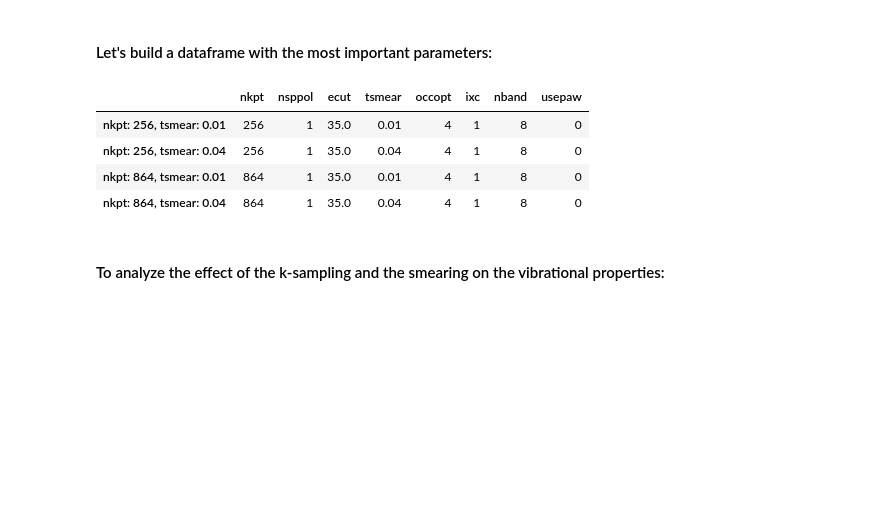
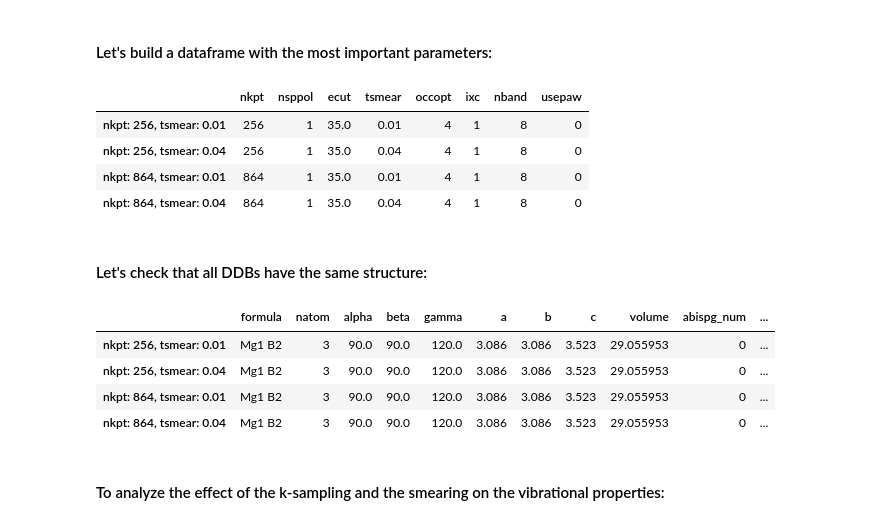
Before and after one commit to gmatteo/abipy_slides_aps_boston_2019, a Jupyter notebook: index.ipynb, the cells around one changed output. Drawn from its saved outputs; the diff is of its cells as text; code cells hidden in the pictures; blank space fills up the shorter version.

```diff
--- a/index.ipynb
+++ b/index.ipynb
@@ -705,42 +742,3 @@ phbands.plot_with_phdos(phdos, units="meV");
 # %% [output]
 [interactive output not drawn]
 [interactive output not drawn]
-# %%
-# List of mp ids for Si, Diamond
-mpids = ["mp-149", "mp-66"]
-
-# Get list of AbiPy ebands from mpids
-ebands_list = [abilab.ElectronBands.from_mpid(mpid) for mpid in mpids]
-
-# Get list of DDB files from the MP website and run anaddb to get the phonon bands.
-phbands_list = []
-for i, mpid in enumerate(mpids):
-    print("Downloading DDB for mpid %s (%s) ..." % (mpid, ebands_list[i].structure.formula))
-    ddb = abilab.DdbFile.from_mpid(mpid)
-    if ddb is None:
-        raise RuntimeError("%d does not provide DDB" % mpid)
-    print("Invoking anaddb to compute phonon bands...")
-    phbst, _ = ddb.anaget_phbst_and_phdos_files(nqsmall=0)
-    phbands_list.append(phbst.phbands)
-    phbst.close()
-
-# The figure has [len(mpids), 2] subplots
-# The i-th row contains electrons and phonons for the i-th mp identifier.
-nrows, ncols = len(mpids), 2
-ax_mat, fig, plt = abilab.get_axarray_fig_plt(None, nrows=nrows, ncols=ncols,
-                                              sharex=False, sharey=False, squeeze=False)
-
-# Use the `ax` keyword argument to select the matplotlib Axes used to plot the object.
-# In the band structure plot, we show the fundamental/direct gap as well as the possible
-# phonon-absorption (-emission) processes allowed by energy-conservation.
-# (This is a qualitative analysis of e-ph scattering, quasi-momentum and ph dispersion are not taken into account).
-for i, (ebands, phbands) in enumerate(zip(ebands_list, phbands_list)):
-    ebands.plot(ax=ax_mat[i, 0], with_gaps=True, ylims=(-5, 10), max_phfreq=phbands.maxfreq, show=False)
-    phbands.plot(ax=ax_mat[i, 1], show=False)
-
-    # Hide xlabel if not last row.
-    if i != len(ebands_list) - 1:
-        for ax in ax_mat[i]:
-            ax.xaxis.label.set_visible(False)
-
-plt.show()
@@ -796,6 +791,16 @@ robot.get_params_dataframe()
 | nkpt: 256, tsmear: 0.04 | 256 | 1 | 35.0 | 0.04 | 4 | 1 | 8 | 0 |
 | nkpt: 864, tsmear: 0.01 | 864 | 1 | 35.0 | 0.01 | 4 | 1 | 8 | 0 |
 | nkpt: 864, tsmear: 0.04 | 864 | 1 | 35.0 | 0.04 | 4 | 1 | 8 | 0 |
+# %% [markdown]
+#### Let's check that all DDBs have the same structure:
+# %%
+robot.get_lattice_dataframe()
+# %% [output]
+|  | formula | natom | alpha | beta | gamma | a | b | c | volume | abispg_num | ... |
+| nkpt: 256, tsmear: 0.01 | Mg1 B2 | 3 | 90.0 | 90.0 | 120.0 | 3.086 | 3.086 | 3.523 | 29.055953 | 0 | ... |
+| nkpt: 256, tsmear: 0.04 | Mg1 B2 | 3 | 90.0 | 90.0 | 120.0 | 3.086 | 3.086 | 3.523 | 29.055953 | 0 | ... |
+| nkpt: 864, tsmear: 0.01 | Mg1 B2 | 3 | 90.0 | 90.0 | 120.0 | 3.086 | 3.086 | 3.523 | 29.055953 | 0 | ... |
+| nkpt: 864, tsmear: 0.04 | Mg1 B2 | 3 | 90.0 | 90.0 | 120.0 | 3.086 | 3.086 | 3.523 | 29.055953 | 0 | ... |
 # %% [markdown]
 #### To analyze the effect of the k-sampling and the smearing on the vibrational properties:
 # %%
```
Also changed, not shown: parts of 53 cells of this notebook, 1 other file.
